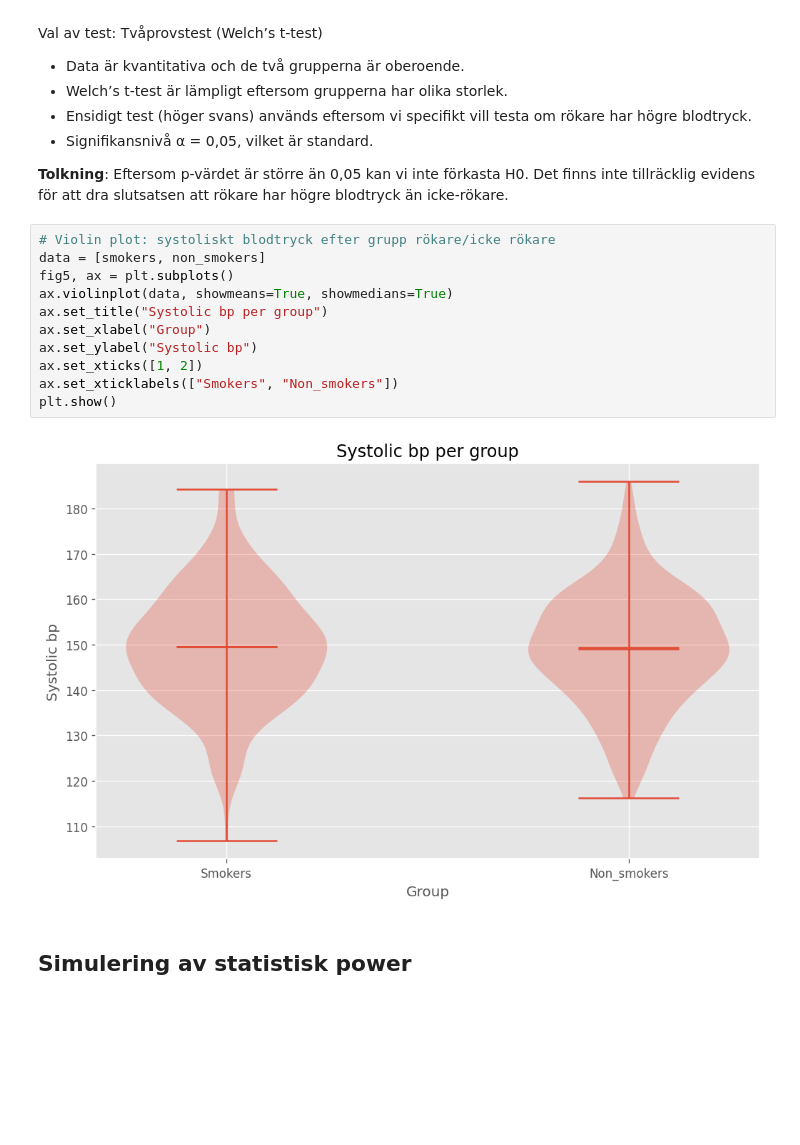
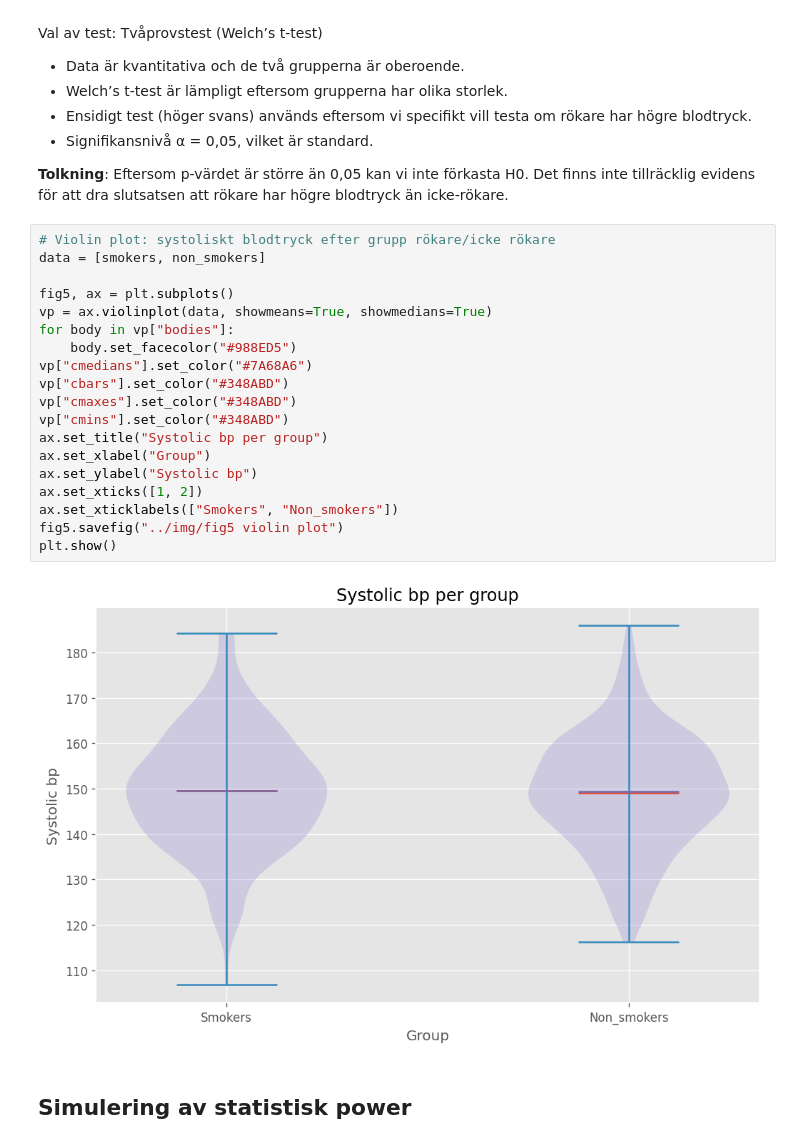
Before and after one commit to IreneGrisenti/health_study_project, a Jupyter notebook: notebook/health_analysis_part1.ipynb, the cells around one changed output. Cells and saved outputs as stored; diff of their text form; blank space fills up the shorter version.

Commit message:
saved vis and coloured violin

```diff
--- a/notebook/health_analysis_part1.ipynb
+++ b/notebook/health_analysis_part1.ipynb
@@ -316,16 +243,24 @@ Eftersom p-värdet är större än 0,05 kan vi inte förkasta H0. Det finns inte
 # %%
 # Violin plot: systoliskt blodtryck efter grupp rökare/icke rökare
 data = [smokers, non_smokers]
+
 fig5, ax = plt.subplots()
-ax.violinplot(data, showmeans=True, showmedians=True)
+vp = ax.violinplot(data, showmeans=True, showmedians=True)
+for body in vp["bodies"]:
+    body.set_facecolor("#988ED5")
+vp["cmedians"].set_color("#7A68A6")
+vp["cbars"].set_color("#348ABD")
+vp["cmaxes"].set_color("#348ABD")
+vp["cmins"].set_color("#348ABD")
 ax.set_title("Systolic bp per group")
 ax.set_xlabel("Group")
 ax.set_ylabel("Systolic bp")
 ax.set_xticks([1, 2])
 ax.set_xticklabels(["Smokers", "Non_smokers"])
+fig5.savefig("../img/fig5 violin plot")
 plt.show()
 # %% [output]
-[figure, old version]
+[figure, new version]
 # %% [markdown]
 ## Simulering av statistisk power
 # %%
```
Also changed, not shown: parts of 10 cells of this notebook, 6 other files.
